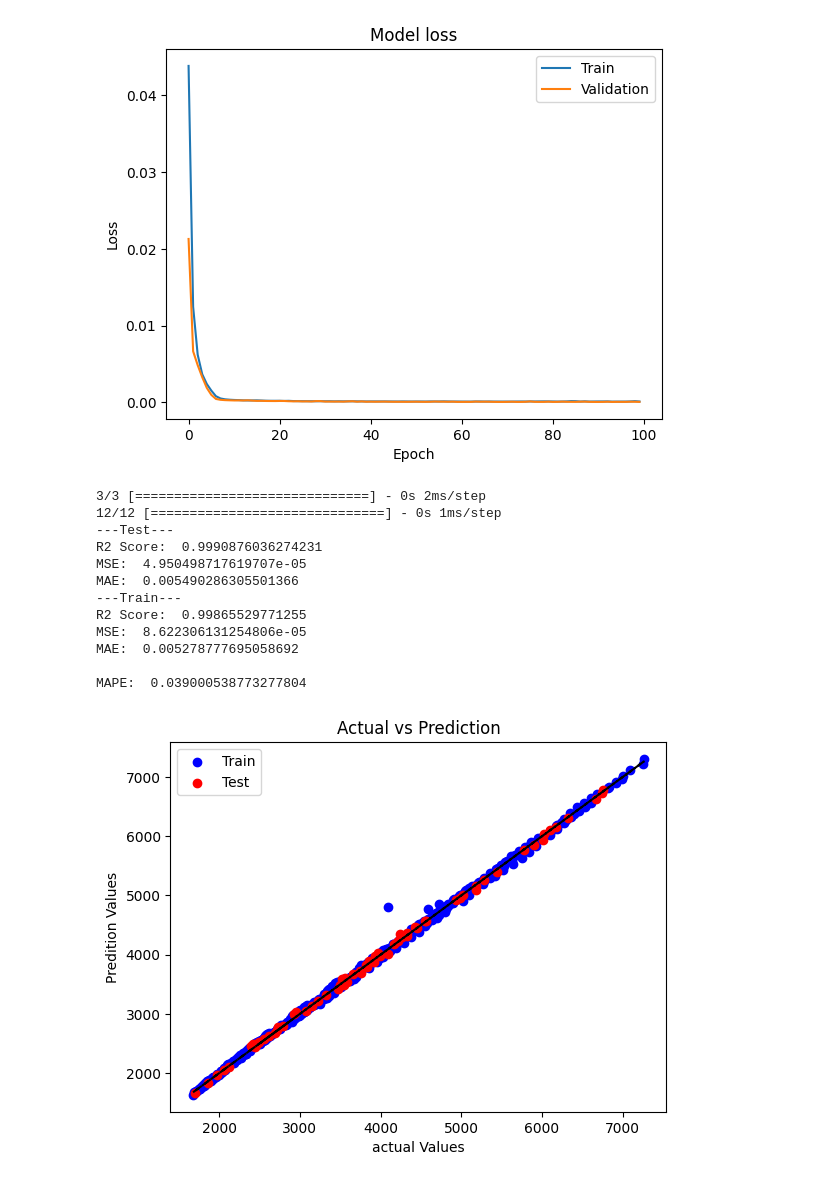
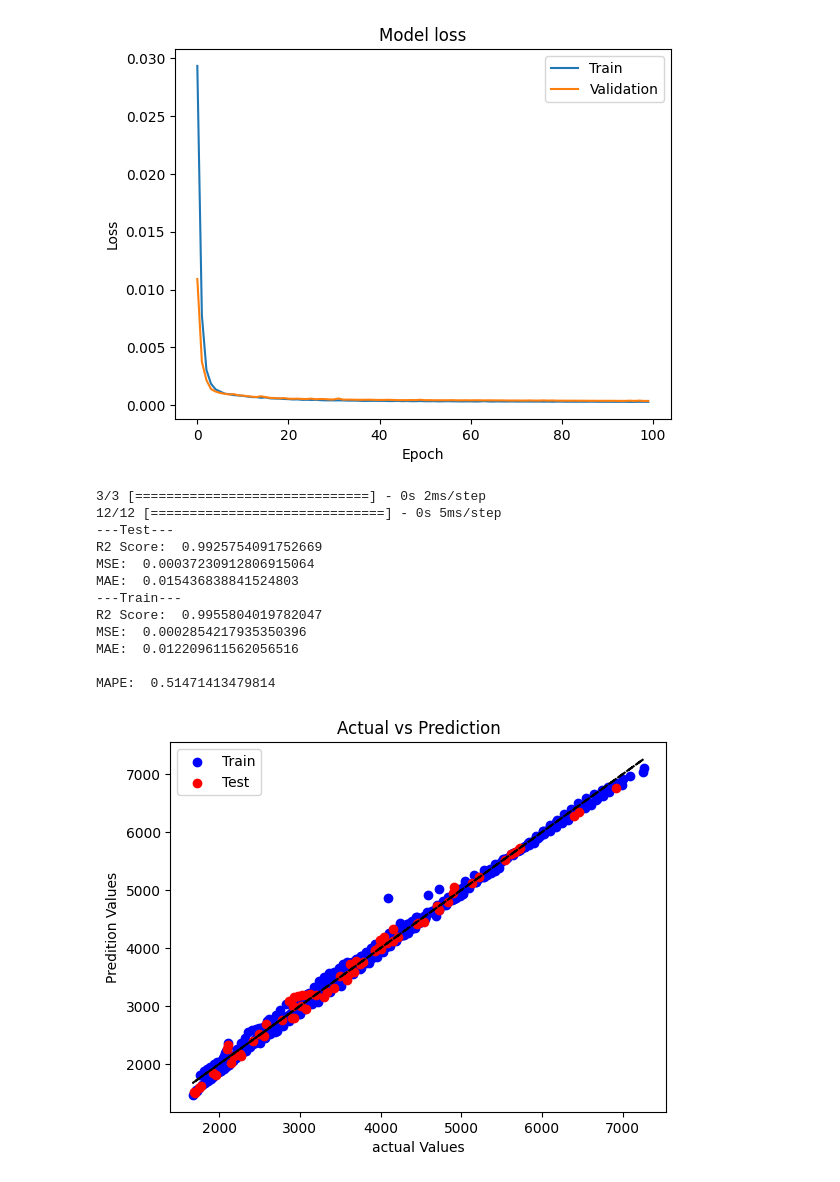
Before and after one commit to danielDiezURV/A1_Back_Propagation, a Jupyter notebook: TF_BP-A1-turbine-Test.ipynb, the cells around one changed output. Drawn from its saved outputs; the diff is of its cells as text; code cells hidden in the pictures.

```diff
--- a/TF_BP-A1-turbine-Test.ipynb
+++ b/TF_BP-A1-turbine-Test.ipynb
@@ -19,18 +19,18 @@ y_scaled = scaler.fit_transform(y)
 x_train, x_test, y_train, y_test = train_test_split(x_scaled, y_scaled, test_size=0.15, shuffle=True)
 # %%
 # Part 2: Implementation of NN
-import tensorflow as tf
+from tensorflow import keras as keras
 from matplotlib import pyplot as plt
 
-model = tf.keras.models.Sequential([
-    tf.keras.layers.Dense(9, activation='relu', input_shape=(x_train.shape[1],)),
-    tf.keras.layers.Dense(3, activation='relu'),
-    tf.keras.layers.Dense(1)
+model = keras.models.Sequential([
+    keras.layers.Dense(4, input_shape=(x_train.shape[1],) ,activation='relu'),
+    keras.layers.Dense(9, activation='relu'),
+    keras.layers.Dense(4, activation='relu'),
+    keras.layers.Dense(1)
 ])
-sgd = tf.keras.optimizers.Adam(learning_rate=0.005, ema_momentum=0.005)
+sgd = keras.optimizers.SGD(learning_rate=0.05, ema_momentum=0.005)
 model.compile(loss='mse', metrics=['mae'],optimizer=sgd)
 history = model.fit(x_train, y_train, epochs=100, validation_data=(x_test, y_test))
-
 
 # Plot training & validation loss values
 plt.plot(history.history['loss'])
@@ -61,4 +61,4 @@ Epoch 100/100
-[figure, old version]
+[figure, new version]
 # %%
 from sklearn.metrics import *
 from matplotlib import pyplot as plt
@@ -94,15 +94,15 @@ plt.legend()
 plt.show()
 # %% [output]
 3/3 [==============================] - 0s 2ms/step
-12/12 [==============================] - 0s 1ms/step
+12/12 [==============================] - 0s 5ms/step
 ---Test---
-R2 Score:  0.9990876036274231
-MSE:  4.950498717619707e-05
-MAE:  0.005490286305501366
+R2 Score:  0.9925754091752669
+MSE:  0.00037230912806915064
+MAE:  0.015436838841524803
 ---Train---
-R2 Score:  0.99865529771255
-MSE:  8.622306131254806e-05
-MAE:  0.005278777695058692
+R2 Score:  0.9955804019782047
+MSE:  0.0002854217935350396
+MAE:  0.012209611562056516
 
-MAPE:  0.039000538773277804
+MAPE:  0.51471413479814
-[figure, old version]
+[figure, new version]
```
Also changed, not shown: parts of 1 cell of this notebook, 5 other files.
